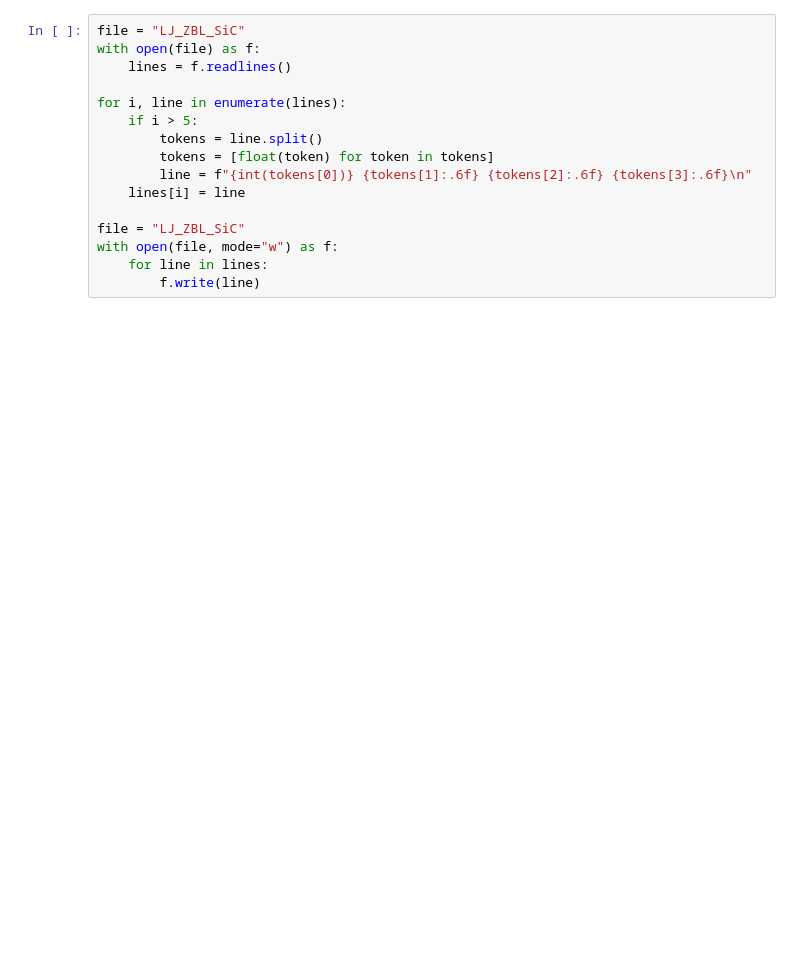
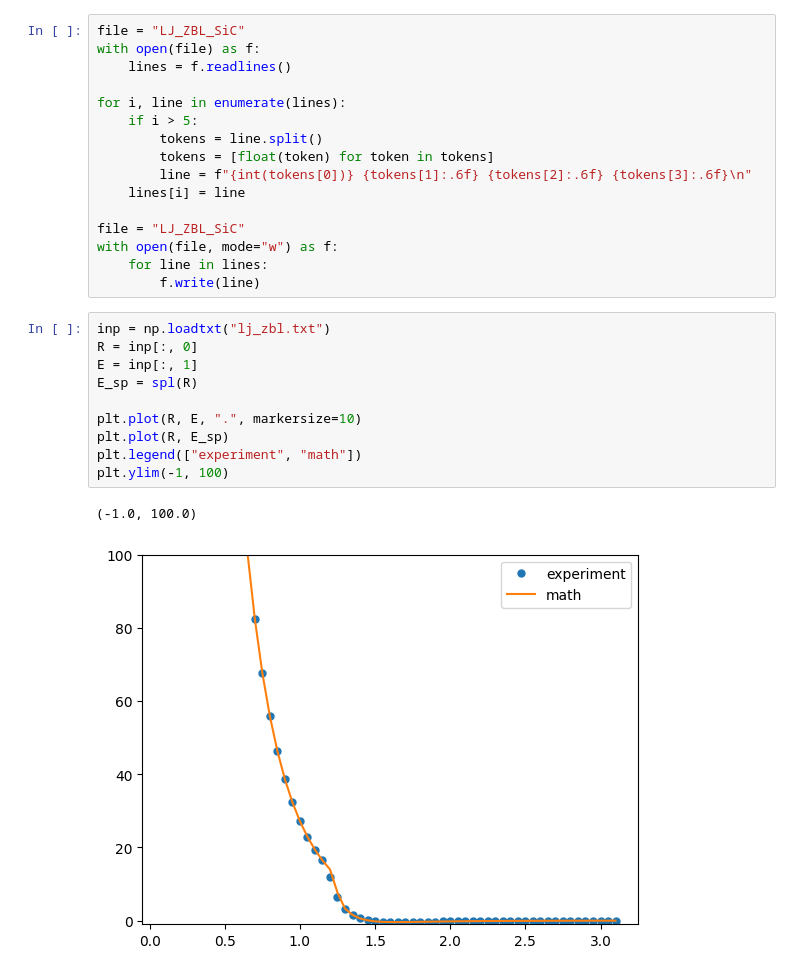
Before and after one commit to denisstrizhkin/C60-Si-fall-sim, a Jupyter notebook: potentials/lj_zbl.ipynb, the cells around one changed output. Cells and saved outputs as stored; diff of their text form; blank space fills up the shorter version.

```diff
--- a/potentials/lj_zbl.ipynb
+++ b/potentials/lj_zbl.ipynb
@@ -166,3 +166,16 @@ file = "LJ_ZBL_SiC"
 with open(file, mode="w") as f:
     for line in lines:
         f.write(line)
+# %%
+inp = np.loadtxt("lj_zbl.txt")
+R = inp[:, 0]
+E = inp[:, 1]
+E_sp = spl(R)
+
+plt.plot(R, E, ".", markersize=10)
+plt.plot(R, E_sp)
+plt.legend(["experiment", "math"])
+plt.ylim(-1, 100)
+# %% [output]
+(-1.0, 100.0)
+[figure, added]
```
Also changed, not shown: parts of 6 cells of this notebook, 1 other file.
